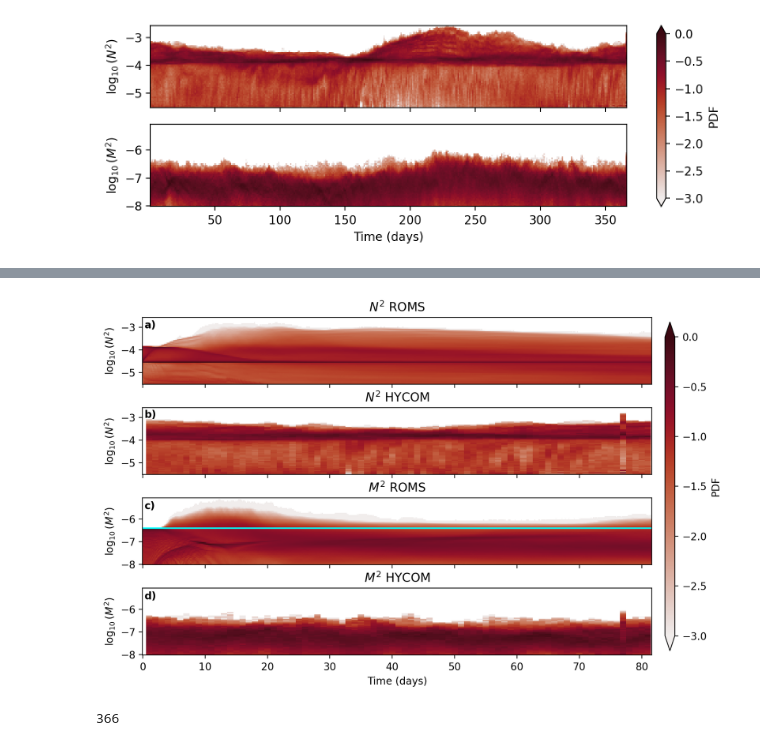
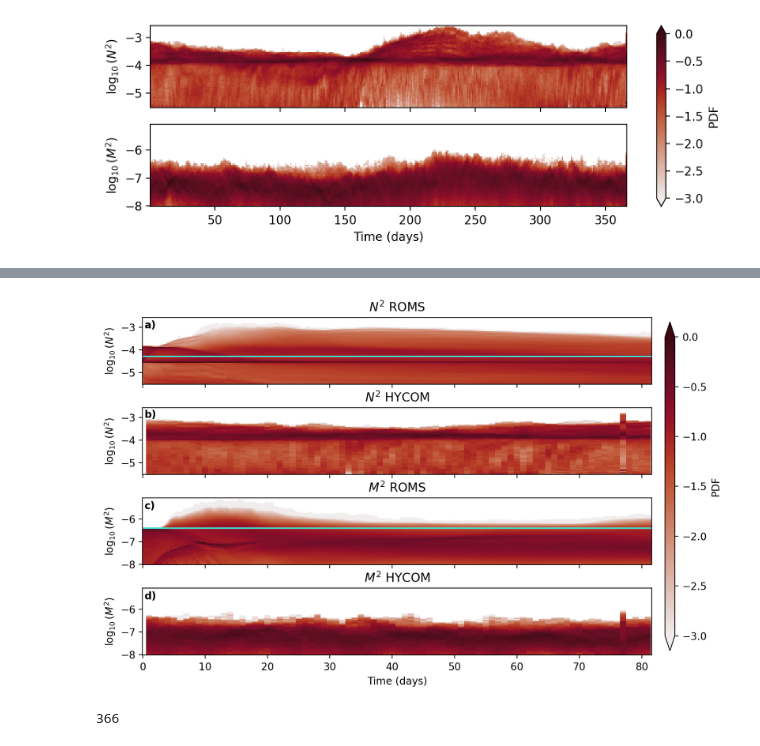
Before and after one commit to bundzis/beaufort_jet, a Jupyter notebook: Scripts/Analysis/plot_timeseries_M2_N2.ipynb, the cells around one changed output, grey strips where cells are left out. Saved outputs shown, nothing was run; the diff lists cells and outputs as text; code cells hidden in the pictures.

Commit message:
added initial N2 onto plot

```diff
--- a/Scripts/Analysis/plot_timeseries_M2_N2.ipynb
+++ b/Scripts/Analysis/plot_timeseries_M2_N2.ipynb
@@ -1843,7 +1847,7 @@ p1 = ax[0].pcolormesh(
 # cbar1 = fig.colorbar(p1, ax=ax[0], extend='both')
 # cbar1.set_label('PDF')
 # Add line for inital value
-#ax[0].axhline(y=np.log10(4e-3), color='cyan')
+ax[0].axhline(y=np.log10(5.1e-5), color='turquoise')
 
 # Plot N2 - HYCOM
 p1 = ax[1].pcolormesh(
@@ -1868,7 +1872,7 @@ p2 = ax[2].pcolormesh(
     vmin=-3, vmax=0
 )
 # Add line for inital value
-ax[2].axhline(y=np.log10(4e-7), color='cyan')
+ax[2].axhline(y=np.log10(4e-7), color='turquoise')
 
 # Plot M2 - HYCOM
 p2 = ax[3].pcolormesh(
@@ -1883,34 +1887,34 @@ p2 = ax[3].pcolormesh(
 cbar1_ax = fig.add_axes([0.92, 0.12, 0.015, 0.75])
 cbar2 = fig.colorbar(p2, extend='both', cax=cbar1_ax)
 cbar2.set_label('PDF')
 
 
 ax[3].tick_params(axis="x", labelbottom=True)
 ax[3].set_xlabel('Time (days)')
 ax[0].set_ylabel(r'$\log_{10}(N^2)$')
 ax[1].set_ylabel(r'$\log_{10}(N^2)$')
 ax[2].set_ylabel(r'$\log_{10}(M^2)$')
 ax[3].set_ylabel(r'$\log_{10}(M^2)$')
 #fig.text(0.06, 0.60, r'$\log_{10}(N^2)$', rotation=90)
 #fig.text(0.06, 0.20, r'$\log_{10}(M^2)$', rotation=90)
 
 # Add titles
 ax[0].set_title('$N^{2}$ ROMS')
 ax[1].set_title('$N^{2}$ HYCOM')
 ax[2].set_title('$M^{2}$ ROMS')
 ax[3].set_title('$M^{2}$ HYCOM')
 
 fig.subplots_adjust(hspace=0.35)
 
 # Add subplot labels
 fig.text(0.128, 0.855, 'a)', color='black', weight='bold')
 fig.text(0.128, 0.651, 'b)', color='black', weight='bold')
 fig.text(0.128, 0.443, 'c)', color='black', weight='bold')
 fig.text(0.128, 0.237, 'd)', color='black', weight='bold')
 
 plt.show()
 # %% [output]
-[figure, old version]
+[figure, new version]
 # %%
 len(m2_pdf_hycom[:,0])
 # %% [output]
```
Also changed, not shown: parts of 1 cell of this notebook.
